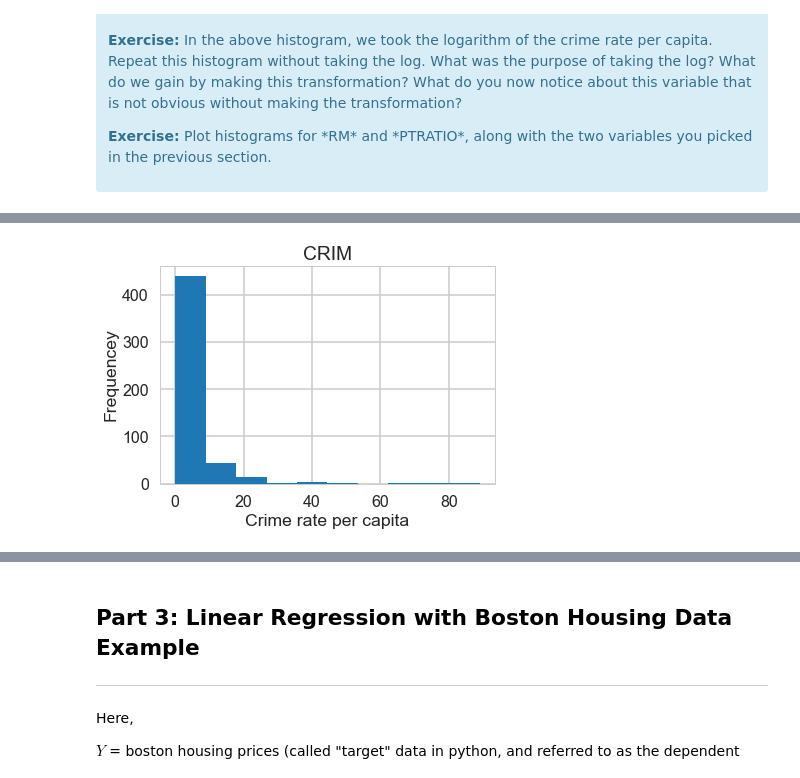
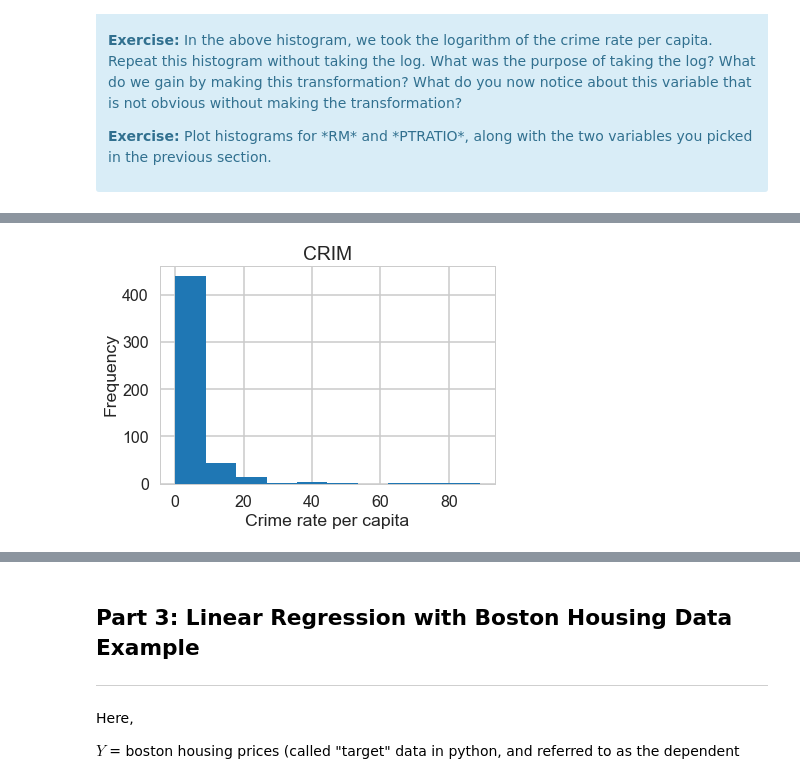
Before and after one commit to csignature/springboard-projects, a Jupyter notebook: linear_regression/Mini_Project_Linear_Regression.ipynb, the cells around one changed output, grey strips where cells are left out. Drawn from its saved outputs; the diff is of its cells as text; code cells hidden in the pictures.

```diff
--- a/linear_regression/Mini_Project_Linear_Regression.ipynb
+++ b/linear_regression/Mini_Project_Linear_Regression.ipynb
@@ -336,9 +371,9 @@ plt.show()
 # %%
 #your turn
 plt.hist(bos.CRIM)
 plt.title("CRIM")
 plt.xlabel("Crime rate per capita")
-plt.ylabel("Frequencey")
+plt.ylabel("Frequency")
 plt.show()
 # %% [output]
-[figure, old version]
+[figure, new version]
```
Also changed, not shown: parts of 37 cells of this notebook.
